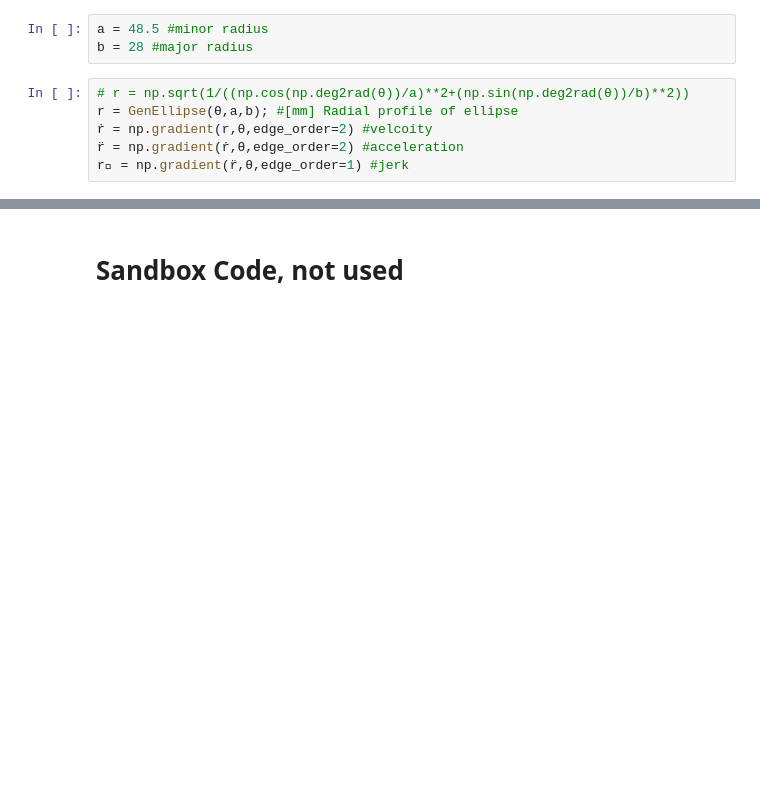
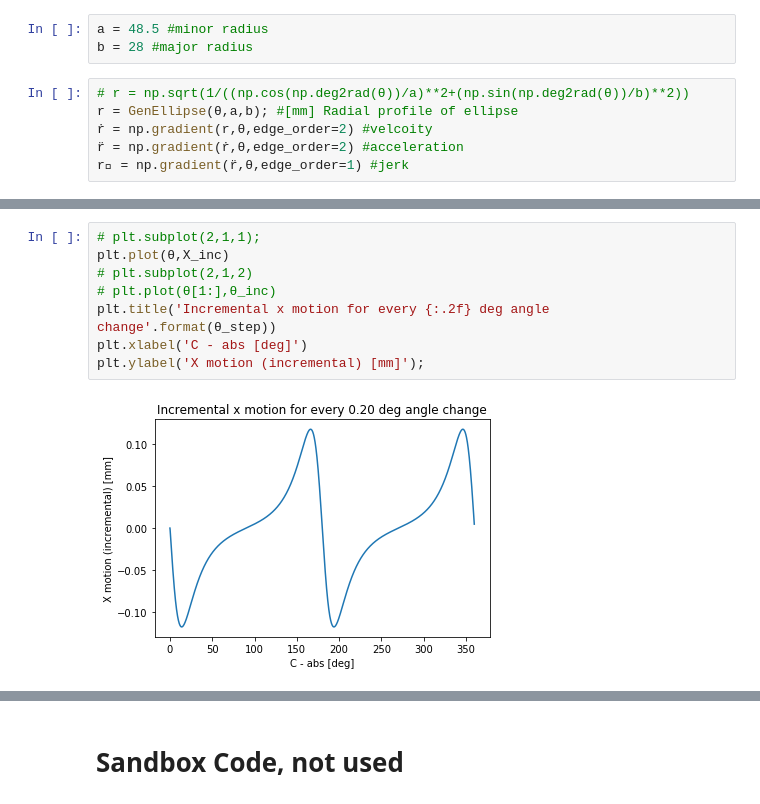
Before and after one commit to mbrijbhushan/cam_profile, a Jupyter notebook: Steer profile.ipynb, the cells around one changed output, grey strips where cells are left out. Cells and saved outputs as stored; diff of their text form; blank space fills up the shorter version.

```diff
--- a/Steer profile.ipynb
+++ b/Steer profile.ipynb
@@ -123,0 +195,10 @@ Text(0.5, 1.0, 'Ellipse_profile')
+# %%
+# plt.subplot(2,1,1);
+plt.plot(θ,X_inc)
+# plt.subplot(2,1,2)
+# plt.plot(θ[1:],θ_inc)
+plt.title('Incremental x motion for every {:.2f} deg angle change'.format(θ_step))
+plt.xlabel('C - abs [deg]')
+plt.ylabel('X motion (incremental) [mm]');
+# %% [output]
+[figure, added]
```
Also changed, not shown: parts of 19 cells of this notebook.
